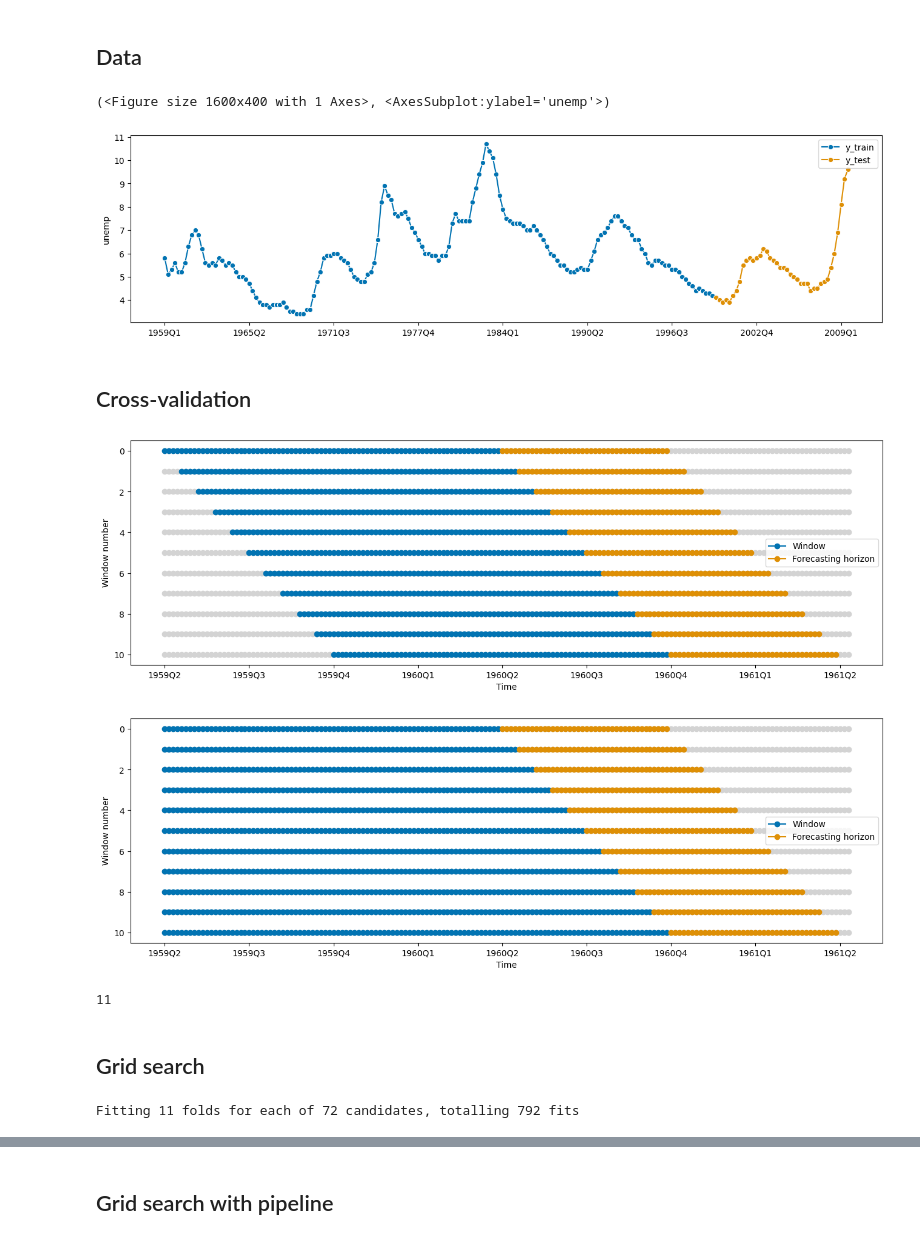
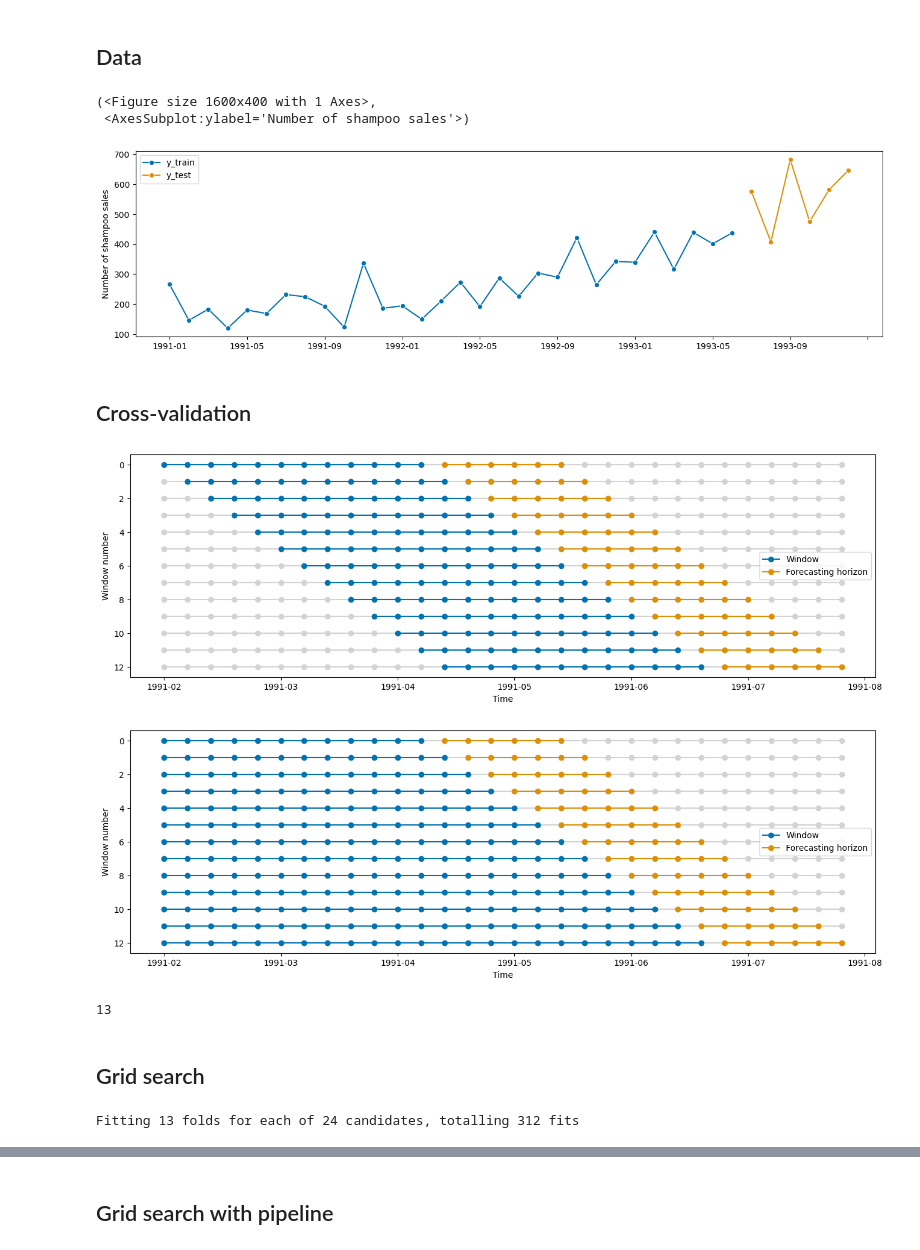
Before and after one commit to sktime/sktime-tutorial-pydata-global-2022, a Jupyter notebook: notebooks/tuning.ipynb, the cells around one changed output, grey strips where cells are left out. Cells and saved outputs as stored; diff of their text form; code cells hidden in the pictures.

```diff
--- a/notebooks/tuning.ipynb
+++ b/notebooks/tuning.ipynb
@@ -5,21 +5,19 @@ warnings.filterwarnings("ignore")
 # %% [markdown]
 ## Data
 # %%
-from sktime.datasets import load_macroeconomic
+from sktime.datasets import load_shampoo_sales
 from sktime.forecasting.model_selection import temporal_train_test_split
 
-data = load_macroeconomic()
-y = data["unemp"]
-X = data.drop(columns=["unemp"])
-
-y_train, y_test, X_train, X_test = temporal_train_test_split(y, X, test_size=40)
+y = load_shampoo_sales()
+y_train, y_test = temporal_train_test_split(y=y, test_size=6)
 # %%
 from sktime.utils.plotting import plot_series
 
 plot_series(y_train, y_test, labels=["y_train", "y_test"])
 # %% [output]
-(<Figure size 1600x400 with 1 Axes>, <AxesSubplot:ylabel='unemp'>)
+(<Figure size 1600x400 with 1 Axes>,
+ <AxesSubplot:ylabel='Number of shampoo sales'>)
-[figure, old version]
+[figure, new version]
 # %% [markdown]
 ## Cross-validation
 # %%
@@ -31,22 +29,24 @@ from sktime.forecasting.model_selection import (
 )
 from sktime.utils.plotting import plot_windows
 
-fh = ForecastingHorizon(np.arange(1, 41), is_relative=True)
+fh = ForecastingHorizon(y_test.index, is_relative=False).to_relative(
+    cutoff=y_train.index[-1]
+)
 # %%
-cv = SlidingWindowSplitter(fh=fh, window_length=80, step_length=4)
+cv = SlidingWindowSplitter(fh=fh, window_length=12, step_length=1)
 plot_windows(cv=cv, y=y_train)
 # %% [output]
-[figure, old version]
+[figure, new version]
 # %%
-cv = ExpandingWindowSplitter(fh=fh, initial_window=80, step_length=4)
+cv = ExpandingWindowSplitter(fh=fh, initial_window=12, step_length=1)
 plot_windows(cv=cv, y=y_train)
 # %% [output]
-[figure, old version]
+[figure, new version]
 # %%
 # get number of total splits (folds)
 cv.get_n_splits(y=y_train)
 # %% [output]
-11
+13
 # %% [markdown]
 ## Grid search
 # %%
@@ -57,7 +57,7 @@ from sktime.performance_metrics.forecasting import MeanSquaredError
 
 forecaster = ExponentialSmoothing()
 param_grid = {
-    "sp": [4, 8, 12, 16, 20, 24, 28, 32, 36],
+    "sp": [4, 6, 12],
     "seasonal": ["add", "mul"],
     "trend": ["add", "mul"],
     "damped_trend": [True, False],
@@ -68,12 +68,12 @@ gscv = ForecastingGridSearchCV(
     cv=cv,
     n_jobs=-1,
     verbose=1,
-    scoring=MeanSquaredError(),
+    scoring=MeanSquaredError(square_root=True),
 )
 gscv.fit(y_train)
 y_pred = gscv.predict(fh=fh)
 # %% [output]
-Fitting 11 folds for each of 72 candidates, totalling 792 fits
+Fitting 13 folds for each of 24 candidates, totalling 312 fits
 # %%
 plot_series(y_train, y_test, y_pred, labels=["y_train", "y_test", "y_pred"])
 # %% [output]
```
Also changed, not shown: parts of 36 cells of this notebook.
